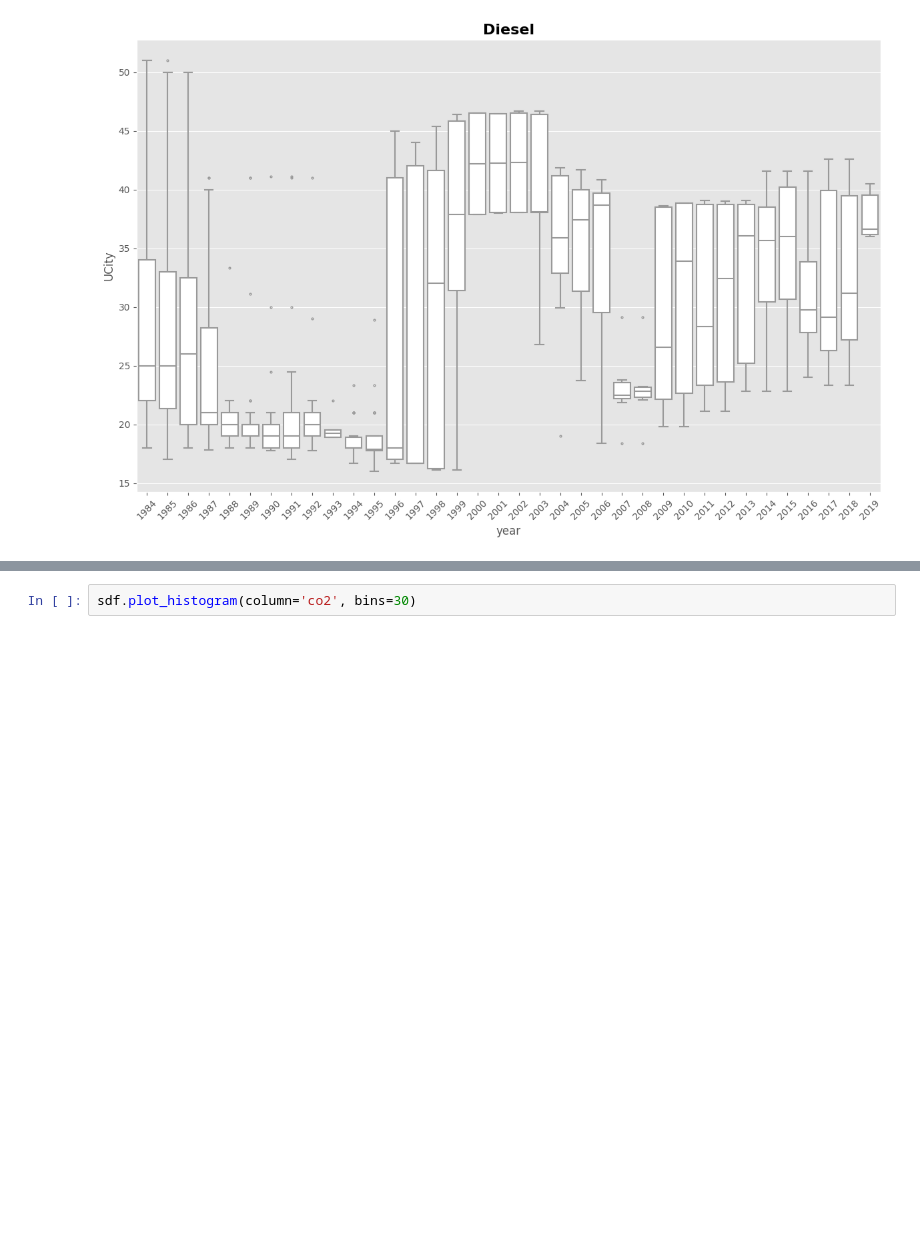
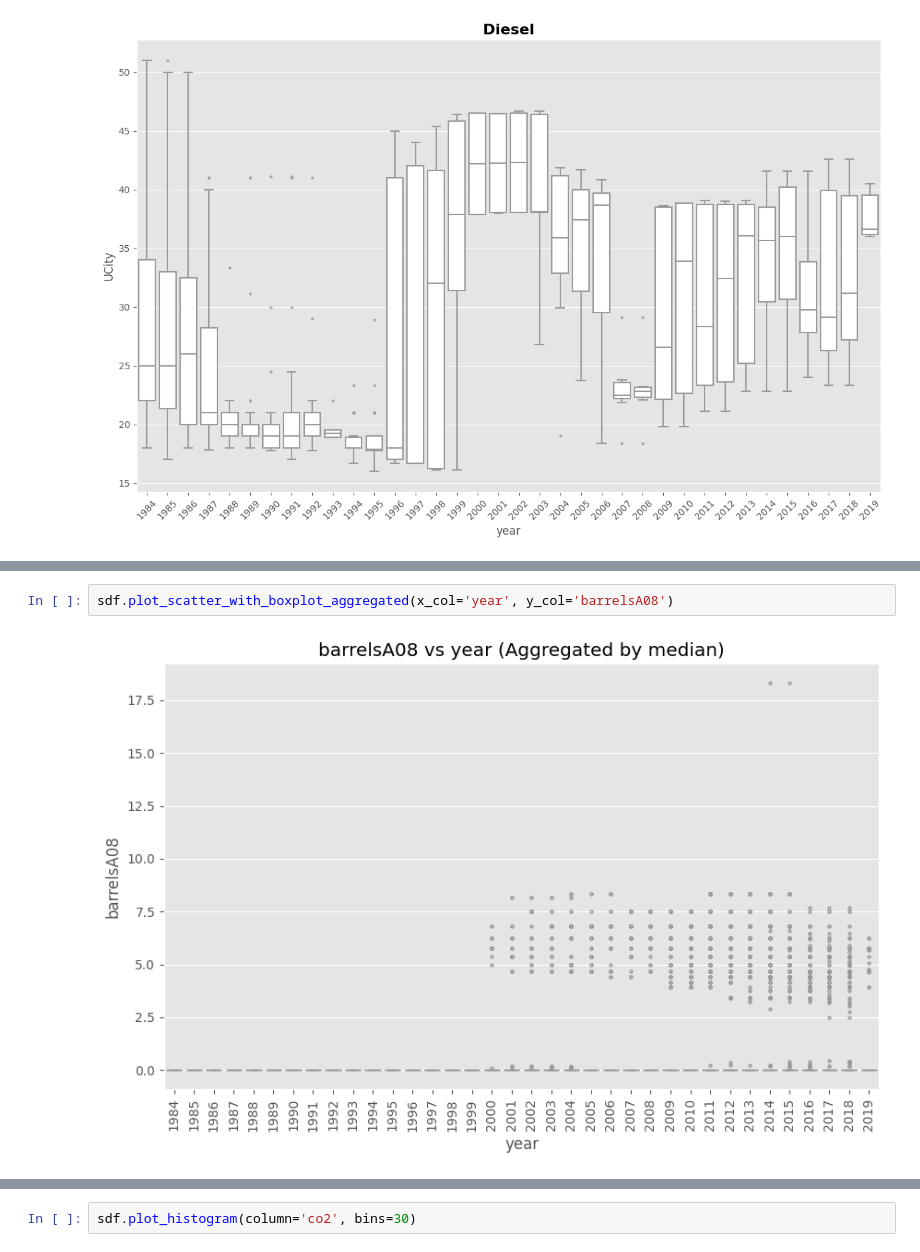
Before and after one commit to alkhalifas/cs6140-machine-learning, a Jupyter notebook: assignment1/assignment1_eda.ipynb, the cells around one changed output, grey strips where cells are left out. Drawn from its saved outputs; the diff is of its cells as text; blank space fills up the shorter version.

```diff
--- a/assignment1/assignment1_eda.ipynb
+++ b/assignment1/assignment1_eda.ipynb
@@ -536,0 +680,4 @@ sdf.plot_ucity_over_years_by_atvType('Diesel')
+# %%
+sdf.plot_scatter_with_boxplot_aggregated(x_col='year', y_col='barrelsA08')
+# %% [output]
+[figure, added]
```
Also changed, not shown: parts of 31 cells of this notebook.
